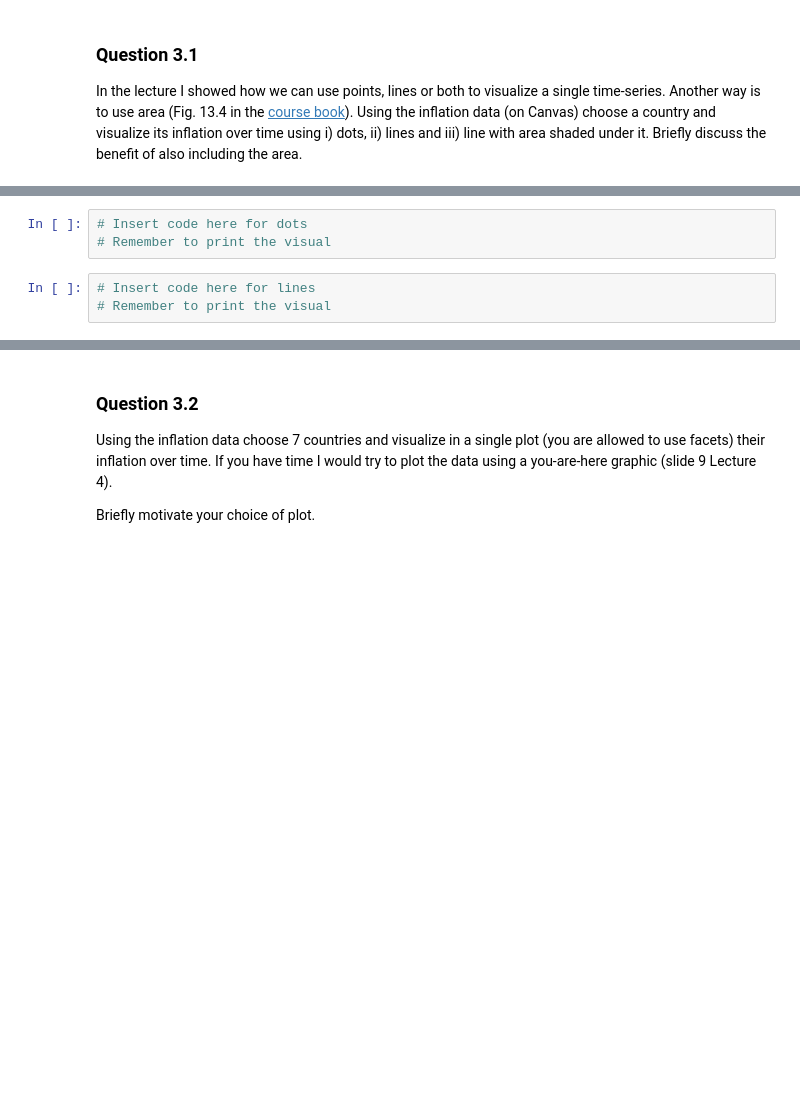
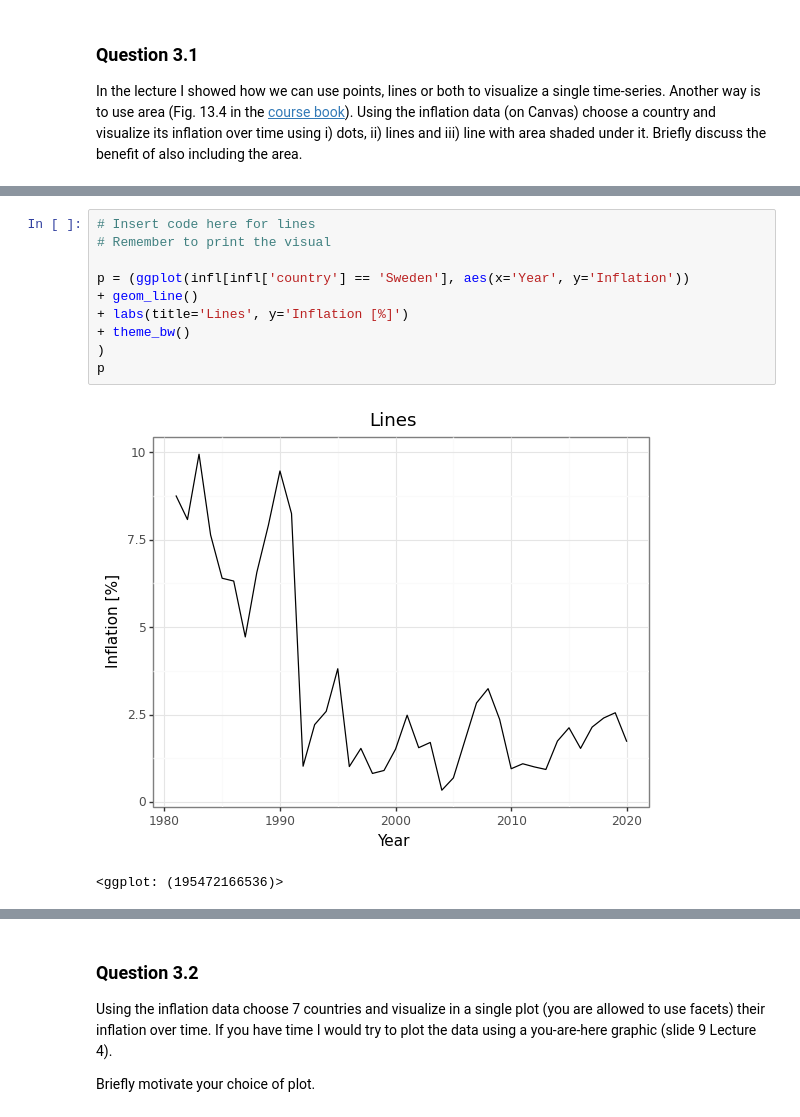
Before and after one commit to AxelEiman/SciVis, a Jupyter notebook: HW2/Homework2.ipynb, the cells around one changed output, grey strips where cells are left out. Saved outputs shown, nothing was run; the diff lists cells and outputs as text; blank space fills up the shorter version.

```diff
--- a/HW2/Homework2.ipynb
+++ b/HW2/Homework2.ipynb
@@ -274,9 +289,16 @@ In the lecture I showed how we can use points, lines or both to visualize a sing
 # %%
-# Insert code here for dots
+# Insert code here for lines
 # Remember to print the visual
+
+p = (ggplot(infl[infl['country'] == 'Sweden'], aes(x='Year', y='Inflation'))
++ geom_line()
++ labs(title='Lines', y='Inflation [%]')
++ theme_bw()
+)
+p
+# %% [output]
+[figure, added]
+<ggplot: (195472166536)>
-# %%
-# Insert code here for lines
-# Remember to print the visual
 # %%
 # Insert code here for area
 # Remember to print the visual
```
Also changed, not shown: parts of 17 cells of this notebook, 1 other file.
